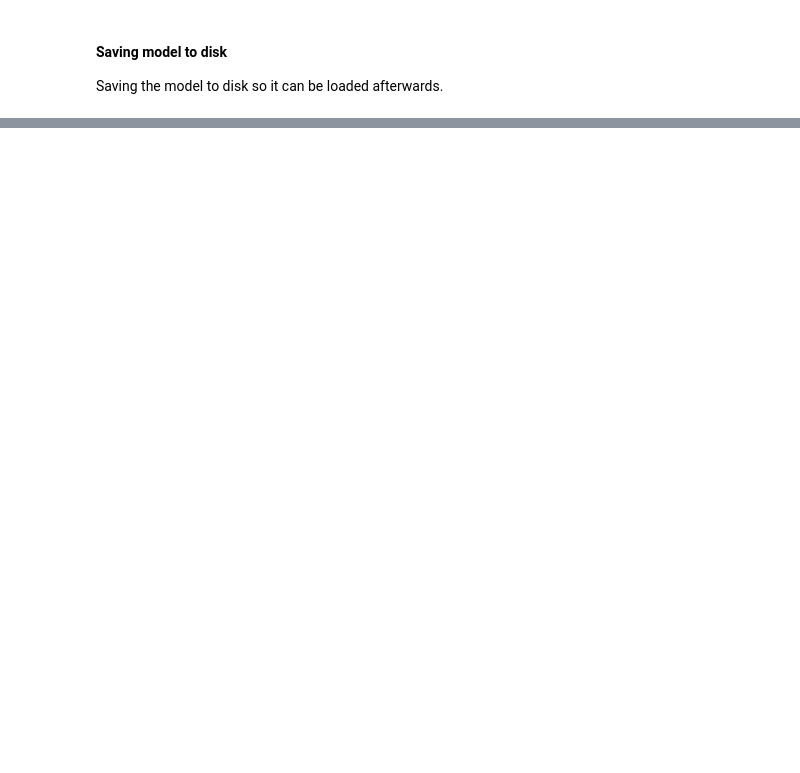
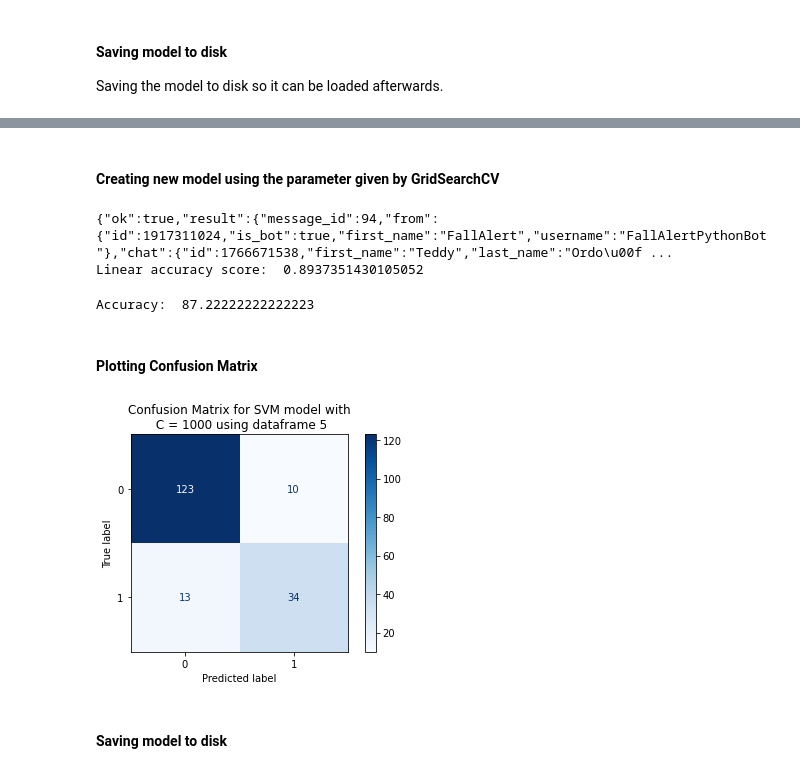
Before and after one commit to teddsords/Fall-Detection-and-Notification-System, a Jupyter notebook: SVM Models.ipynb, the cells around one changed output, grey strips where cells are left out. Cells and saved outputs as stored; diff of their text form; code cells hidden in the pictures; blank space fills up the shorter version.

```diff
--- a/SVM Models.ipynb
+++ b/SVM Models.ipynb
@@ -253,0 +304,5 @@ plt.show()
+# %%
+clf2 = SVC(kernel='linear')
+
+X_rem_2, X_test_2, y_rem_2, y_test_2 = train_test_split(X2, y2, test_size=0.1, train_size=0.9, random_state=29, stratify=y2)
+X_rem_2.shape, X_test_2.shape
@@ -253,0 +350,7 @@ plt.show()
+# %%
+params = {'C': (0.001, 0.005, 0.01, 0.05, 0.1, 0.5, 1, 5, 10, 50, 100, 500, 1000)}
+clf_grid2 = GridSearchCV(SVC(), params, cv=10, n_jobs=-1, verbose=1, scoring='accuracy')
+clf_grid2.fit(X2,y2)
+print(clf_grid2.best_params_)
+df_grid_results = pd.DataFrame(clf_grid2.cv_results_)
+broadcast_message(['1766671538'], 'GridSearchCV is done!')
@@ -253,0 +378,39 @@ plt.show()
+# %% [markdown]
+#### Creating new model using the parameter given by GridSearchCV
+# %%
+clf2_1000 = SVC(kernel='linear', C=1000)
+X_rem_2, X_test_2, y_rem_2, y_test_2 = train_test_split(X2, y2, test_size=0.1, train_size=0.9, random_state=29, stratify=y2)
+X_rem_2.shape, X_test_2.shape
+scores2_1000 = []
+
+k_fold = StratifiedKFold(n_splits=10,shuffle=True, random_state=92)      # Creating a Stratifiedd K fold object
+# This loop can be done with one line of code using cross_val_score
+for train_index, val_index in k_fold.split(X_rem_2, y_rem_2):                      # Splitting dataset into 10 fold
+    X_train, X_val = X_rem_2.iloc[train_index], X_rem_2.iloc[val_index]
+    y_train, y_val = y_rem_2.iloc[train_index] , y_rem_2.iloc[val_index]
+
+    clf2_1000.fit(X_train, y_train)
+    scores2_1000.append(clf2_1000.score(X_val, y_val))
+
+broadcast_message(['1766671538'], 'Training is done!')
+print('Linear accuracy score: ', sum(scores2_1000) / len(scores2_1000))
+# %% [output]
+{"ok":true,"result":{"message_id":94,"from":{"id":1917311024,"is_bot":true,"first_name":"FallAlert","username":"FallAlertPythonBot"},"chat":{"id":1766671538,"first_name":"Teddy","last_name":"Ordo\u00f ...
+Linear accuracy score:  0.8937351430105052
+# %%
+y2_predicted_1000 = clf2_1000.predict(X_test_2)
+print('Accuracy: ', (accuracy_score(y_test_2, y2_predicted_1000))*100)
+# %% [output]
+Accuracy:  87.22222222222223
+# %% [markdown]
+#### Plotting Confusion Matrix
+# %%
+con_mat = confusion_matrix(y_true=y_test_2, y_pred=y2_predicted_1000)
+disp = ConfusionMatrixDisplay(confusion_matrix=con_mat)
+disp.plot(cmap='Blues')
+plt.title('Confusion Matrix for SVM model with\n C = 1000 using dataframe 5')
+plt.show()
+# %% [output]
+[figure, added]
+# %% [markdown]
+#### Saving model to disk
```
Also changed, not shown: parts of 53 cells of this notebook.
